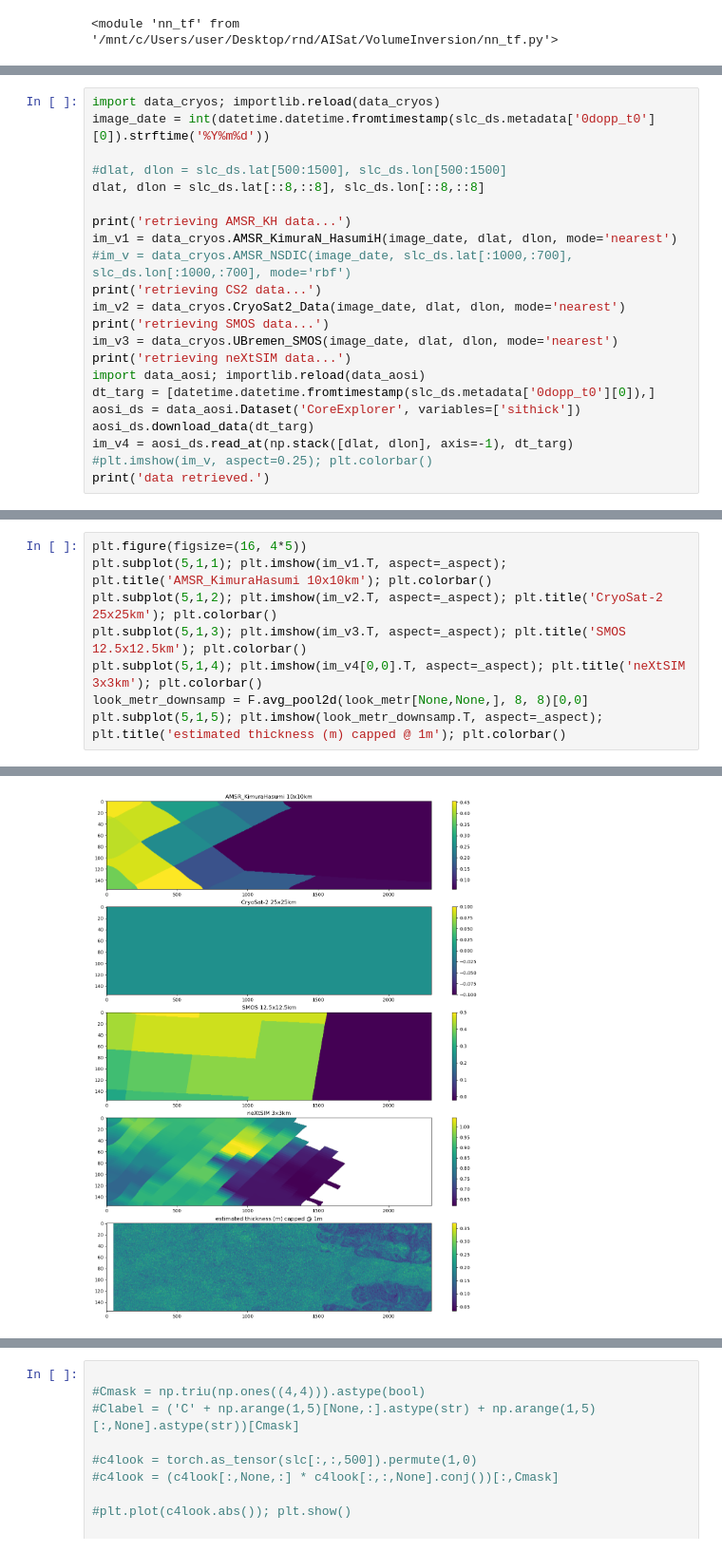
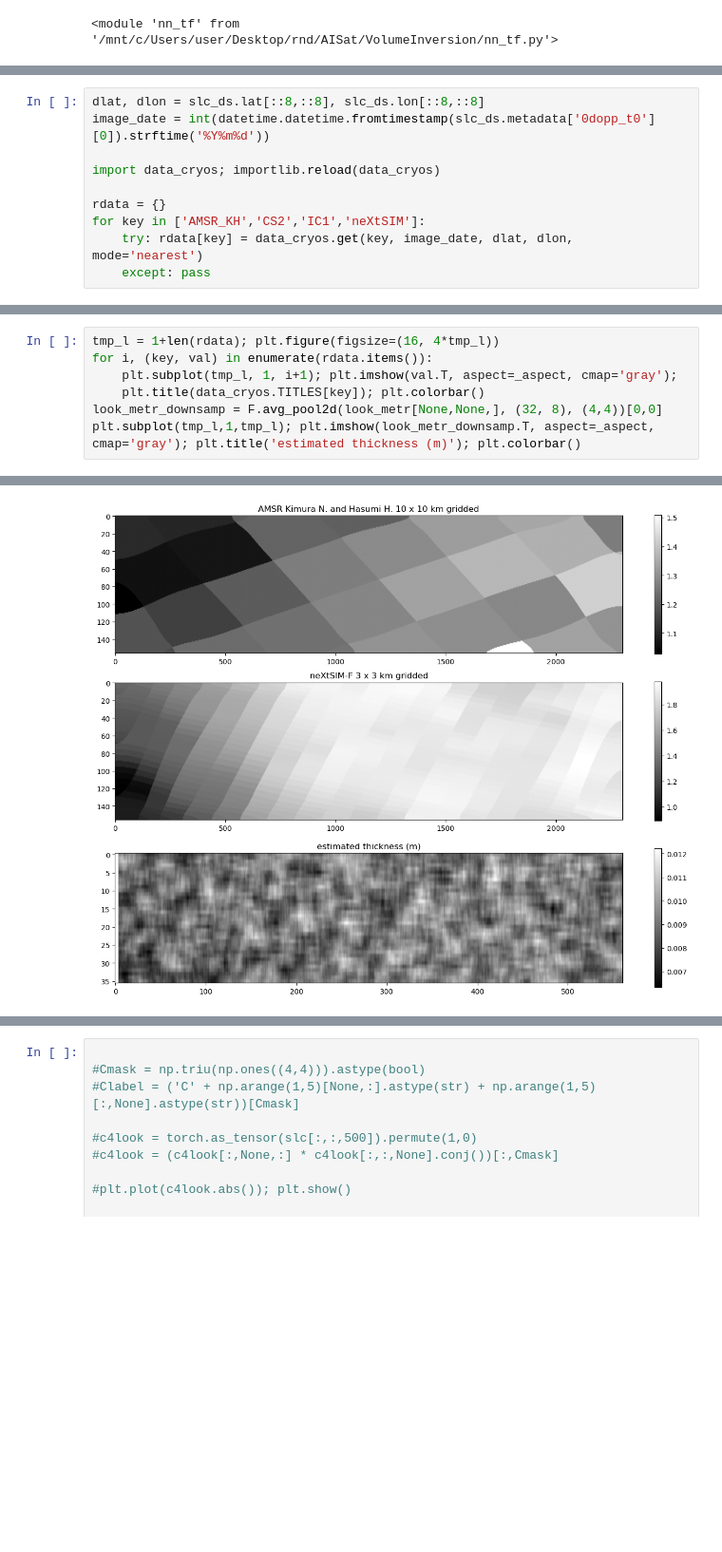
Before and after one commit to jw25-satgeo/VolumeInversion, a Jupyter notebook: Inference_CoreExplorer.ipynb, the cells around one changed output, grey strips where cells are left out. Shown at 95% size. Saved outputs shown, nothing was run; the diff lists cells and outputs as text; blank space fills up the shorter version.

```diff
--- a/Inference_CoreExplorer.ipynb
+++ b/Inference_CoreExplorer.ipynb
@@ -278,22 +285,10 @@ plt.show()
 # %%
-import data_cryos; importlib.reload(data_cryos)
+dlat, dlon = slc_ds.lat[::8,::8], slc_ds.lon[::8,::8]
 image_date = int(datetime.datetime.fromtimestamp(slc_ds.metadata['0dopp_t0'][0]).strftime('%Y%m%d'))
 
-#dlat, dlon = slc_ds.lat[500:1500], slc_ds.lon[500:1500]
-dlat, dlon = slc_ds.lat[::8,::8], slc_ds.lon[::8,::8]
+import data_cryos; importlib.reload(data_cryos)
 
-print('retrieving AMSR_KH data...')
-im_v1 = data_cryos.AMSR_KimuraN_HasumiH(image_date, dlat, dlon, mode='nearest')
-#im_v = data_cryos.AMSR_NSDIC(image_date, slc_ds.lat[:1000,:700], slc_ds.lon[:1000,:700], mode='rbf')
-print('retrieving CS2 data...')
-im_v2 = data_cryos.CryoSat2_Data(image_date, dlat, dlon, mode='nearest')
-print('retrieving SMOS data...')
-im_v3 = data_cryos.UBremen_SMOS(image_date, dlat, dlon, mode='nearest')
-print('retrieving neXtSIM data...')
-import data_aosi; importlib.reload(data_aosi)
-dt_targ = [datetime.datetime.fromtimestamp(slc_ds.metadata['0dopp_t0'][0]),]
-aosi_ds = data_aosi.Dataset('CoreExplorer', variables=['sithick'])
-aosi_ds.download_data(dt_targ)
-im_v4 = aosi_ds.read_at(np.stack([dlat, dlon], axis=-1), dt_targ)
-#plt.imshow(im_v, aspect=0.25); plt.colorbar()
-print('data retrieved.')
+rdata = {}
+for key in ['AMSR_KH','CS2','IC1','neXtSIM']:
+    try: rdata[key] = data_cryos.get(key, image_date, dlat, dlon, mode='nearest')
+    except: pass
@@ -306,11 +295,10 @@ retrieving neXtSIM data...
 # %%
-plt.figure(figsize=(16, 4*5))
-plt.subplot(5,1,1); plt.imshow(im_v1.T, aspect=_aspect); plt.title('AMSR_KimuraHasumi 10x10km'); plt.colorbar()
-plt.subplot(5,1,2); plt.imshow(im_v2.T, aspect=_aspect); plt.title('CryoSat-2 25x25km'); plt.colorbar()
-plt.subplot(5,1,3); plt.imshow(im_v3.T, aspect=_aspect); plt.title('SMOS 12.5x12.5km'); plt.colorbar()
-plt.subplot(5,1,4); plt.imshow(im_v4[0,0].T, aspect=_aspect); plt.title('neXtSIM 3x3km'); plt.colorbar()
-look_metr_downsamp = F.avg_pool2d(look_metr[None,None,], 8, 8)[0,0]
-plt.subplot(5,1,5); plt.imshow(look_metr_downsamp.T, aspect=_aspect); plt.title('estimated thickness (m) capped @ 1m'); plt.colorbar()
+tmp_l = 1+len(rdata); plt.figure(figsize=(16, 4*tmp_l))
+for i, (key, val) in enumerate(rdata.items()):
+    plt.subplot(tmp_l, 1, i+1); plt.imshow(val.T, aspect=_aspect, cmap='gray');
+    plt.title(data_cryos.TITLES[key]); plt.colorbar()
+look_metr_downsamp = F.avg_pool2d(look_metr[None,None,], (32, 8), (4,4))[0,0]
+plt.subplot(tmp_l,1,tmp_l); plt.imshow(look_metr_downsamp.T, aspect=_aspect, cmap='gray'); plt.title('estimated thickness (m)'); plt.colorbar()
 # %% [output]
 <matplotlib.colorbar.Colorbar at 0x...>
-[figure, old version]
+[figure, new version]
```
Also changed, not shown: parts of 16 cells of this notebook, 23 other files.
